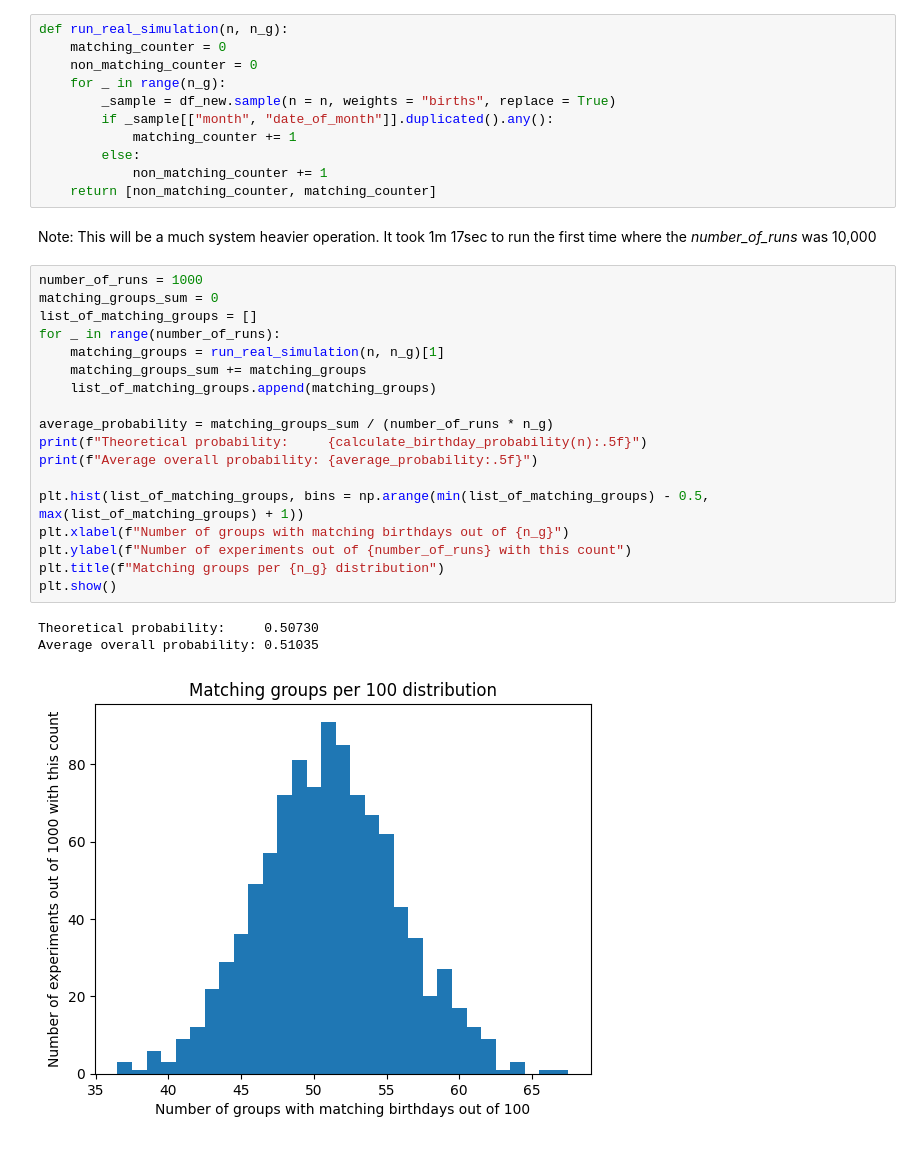
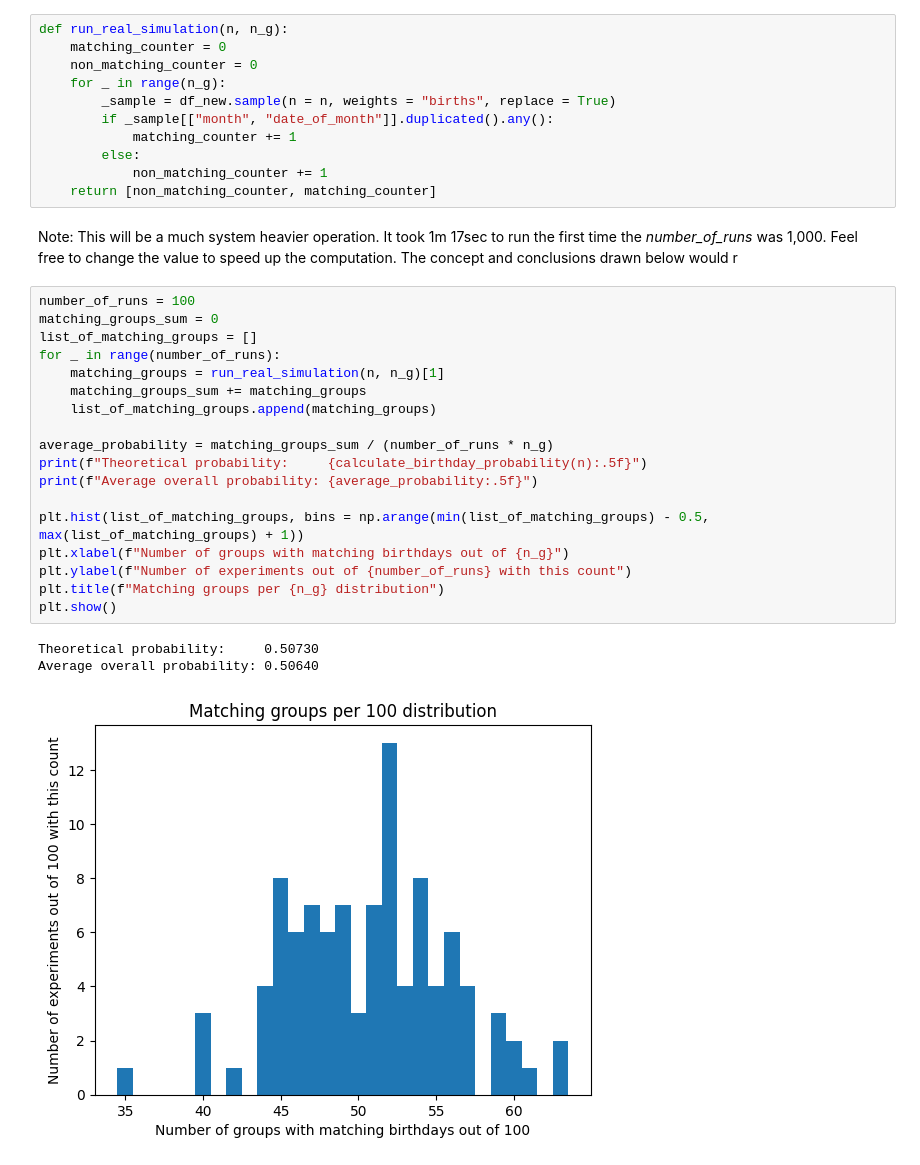
Before and after one commit to toddivanov1/math-concept-for-developers-project, a Jupyter notebook: project.ipynb, the cells around one changed output. Saved outputs shown, nothing was run; the diff lists cells and outputs as text.

```diff
--- a/project.ipynb
+++ b/project.ipynb
@@ -276,27 +277,27 @@ def run_real_simulation(n, n_g):
             non_matching_counter += 1
     return [non_matching_counter, matching_counter]
 # %% [markdown]
-Note: This will be a much system heavier operation. It took 1m 17sec to run the first time where the *number_of_runs* was 10,000
+Note: This will be a much system heavier operation. It took 1m 17sec to run the first time the *number_of_runs* was 1,000. Feel free to change the value to speed up the computation. The concept and conclusions drawn below would r
 # %%
-number_of_runs = 1000
+number_of_runs = 100
 matching_groups_sum = 0
 list_of_matching_groups = []
 for _ in range(number_of_runs):
     matching_groups = run_real_simulation(n, n_g)[1]
     matching_groups_sum += matching_groups
     list_of_matching_groups.append(matching_groups)
 
 average_probability = matching_groups_sum / (number_of_runs * n_g)
 print(f"Theoretical probability:     {calculate_birthday_probability(n):.5f}")
 print(f"Average overall probability: {average_probability:.5f}")
 
 plt.hist(list_of_matching_groups, bins = np.arange(min(list_of_matching_groups) - 0.5, max(list_of_matching_groups) + 1))
 plt.xlabel(f"Number of groups with matching birthdays out of {n_g}")
 plt.ylabel(f"Number of experiments out of {number_of_runs} with this count")
 plt.title(f"Matching groups per {n_g} distribution")
 plt.show()
 # %% [output]
 Theoretical probability:     0.50730
-Average overall probability: 0.51035
+Average overall probability: 0.50640
-[figure, old version]
+[figure, new version]
 # %% [markdown]
```
Also changed, not shown: parts of 11 cells of this notebook.
